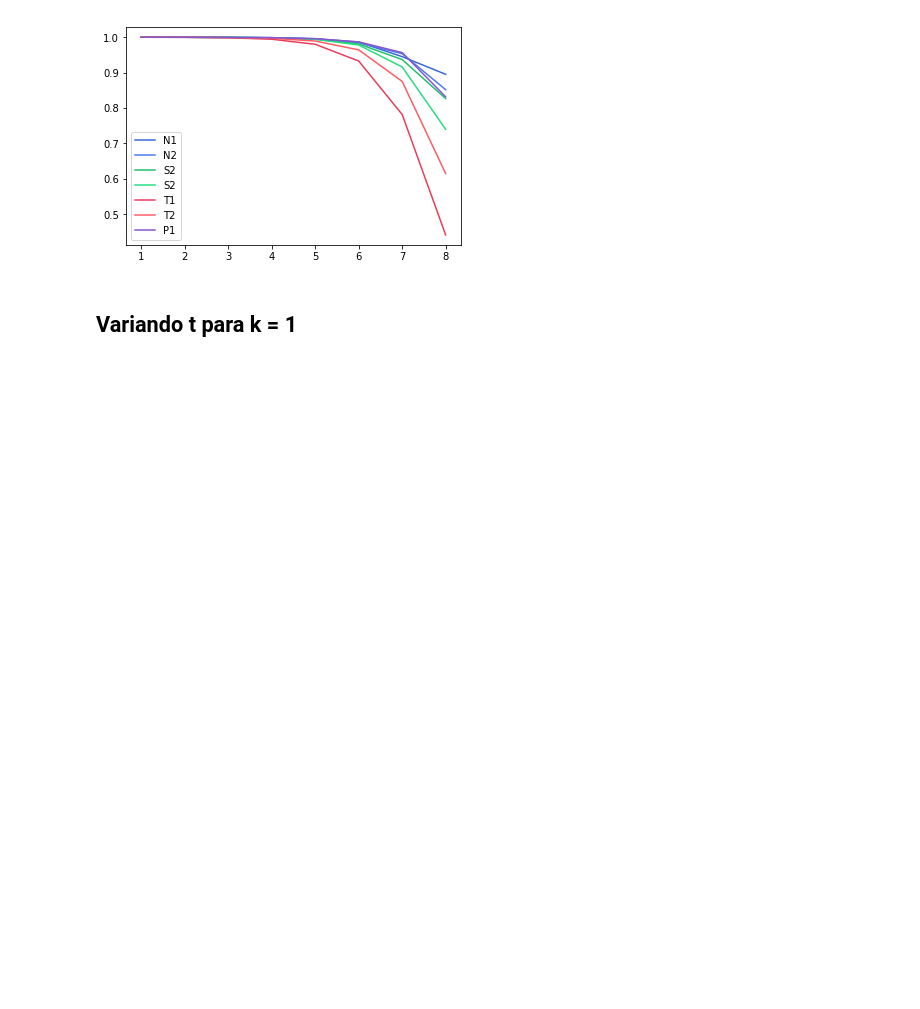
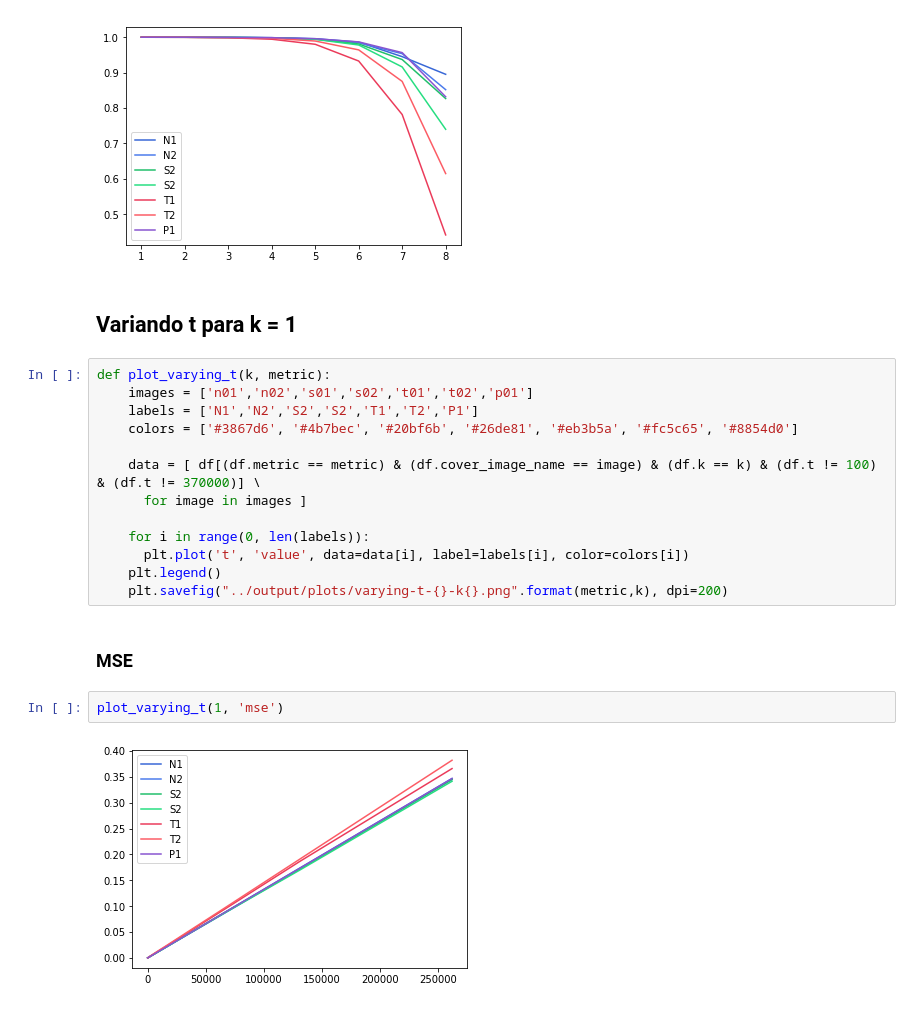
Before and after one commit to FerFrassia/Stego, a Jupyter notebook: scripts/Stego.ipynb, the cells around one changed output. Drawn from its saved outputs; the diff is of its cells as text; blank space fills up the shorter version.

Commit message:
Add more plots

```diff
--- a/scripts/Stego.ipynb
+++ b/scripts/Stego.ipynb
@@ -63,3 +63,22 @@ plot(370000, 'ssim')
 [figure]
 # %% [markdown]
 ## Variando t para k = 1
+# %%
+def plot_varying_t(k, metric):
+    images = ['n01','n02','s01','s02','t01','t02','p01']
+    labels = ['N1','N2','S2','S2','T1','T2','P1']
+    colors = ['#3867d6', '#4b7bec', '#20bf6b', '#26de81', '#eb3b5a', '#fc5c65', '#8854d0']
+
+    data = [ df[(df.metric == metric) & (df.cover_image_name == image) & (df.k == k) & (df.t != 100) & (df.t != 370000)] \
+      for image in images ]
+
+    for i in range(0, len(labels)):
+      plt.plot('t', 'value', data=data[i], label=labels[i], color=colors[i])
+    plt.legend()
+    plt.savefig("../output/plots/varying-t-{}-k{}.png".format(metric,k), dpi=200)
+# %% [markdown]
+### MSE
+# %%
+plot_varying_t(1, 'mse')
+# %% [output]
+[figure, added]
```
Also changed, not shown: parts of 12 cells of this notebook, 6 other files.
